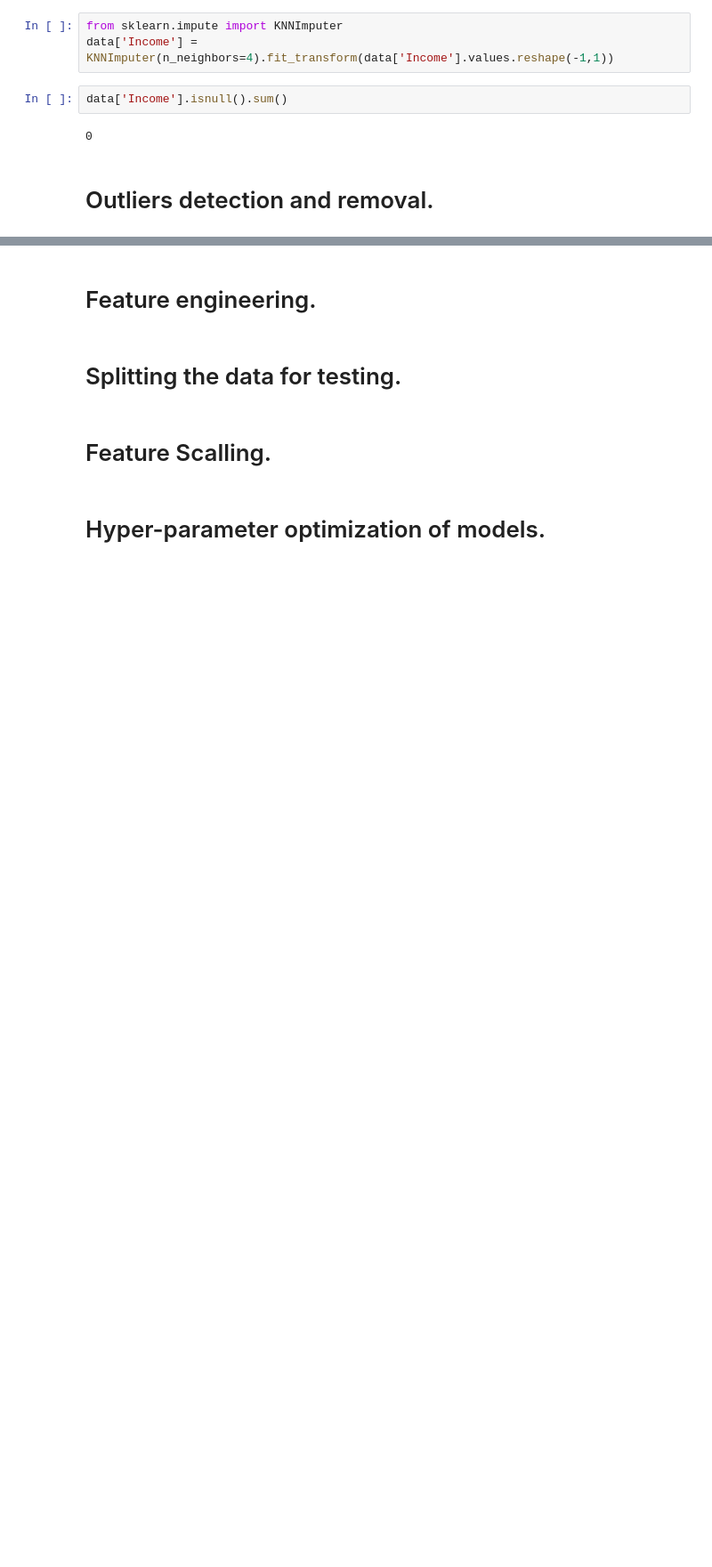
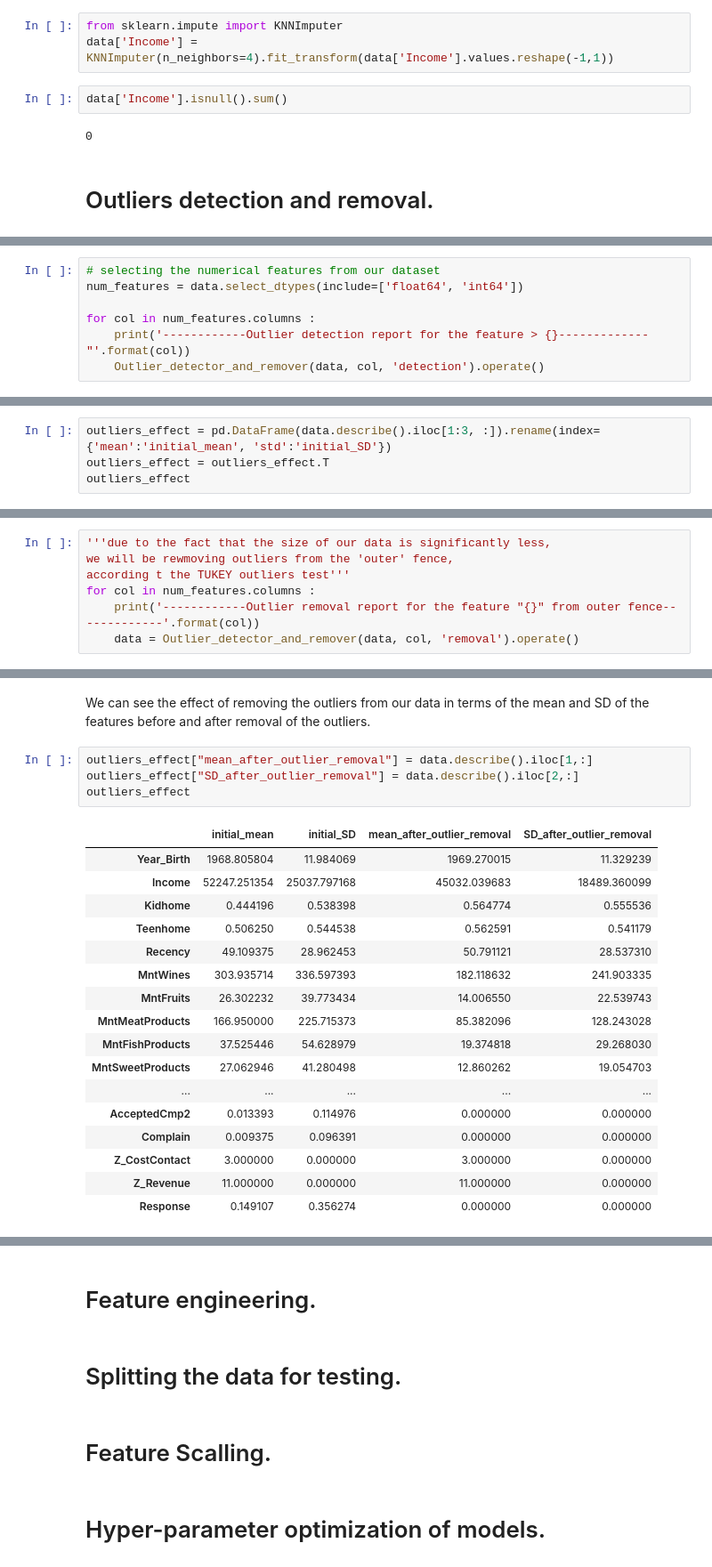
Before and after one commit to Titashmkhrj/Marketing-campaign-project, a Jupyter notebook: modelling_campaign_response.ipynb, the cells around one changed output, grey strips where cells are left out. Shown: that part at 89% size. Cells and saved outputs as stored; diff of their text form; blank space fills up the shorter version.

Commit message:
Outliers detected and removed

```diff
--- a/modelling_campaign_response.ipynb
+++ b/modelling_campaign_response.ipynb
@@ -259,0 +276,7 @@ data['Income'].isnull().sum()
+# %%
+# selecting the numerical features from our dataset
+num_features = data.select_dtypes(include=['float64', 'int64'])
+
+for col in num_features.columns :
+    print('------------Outlier detection report for the feature > {}-------------"'.format(col))
+    Outlier_detector_and_remover(data, col, 'detection').operate()
@@ -259,0 +306,4 @@ data['Income'].isnull().sum()
+# %%
+outliers_effect = pd.DataFrame(data.describe().iloc[1:3, :]).rename(index={'mean':'initial_mean', 'std':'initial_SD'})
+outliers_effect = outliers_effect.T
+outliers_effect
@@ -259,0 +328,7 @@ data['Income'].isnull().sum()
+# %%
+'''due to the fact that the size of our data is significantly less,
+we will be rewmoving outliers from the 'outer' fence,
+according t the TUKEY outliers test'''
+for col in num_features.columns :
+    print('------------Outlier removal report for the feature "{}" from outer fence-------------'.format(col))
+    data = Outlier_detector_and_remover(data, col, 'removal').operate()
@@ -260 +353,25 @@ data['Income'].isnull().sum()
+# %% [markdown]
+We can see the effect of removing the outliers from our data in terms of the mean and SD of the features before and after removal of the outliers.
+# %%
+outliers_effect["mean_after_outlier_removal"] = data.describe().iloc[1,:]
+outliers_effect["SD_after_outlier_removal"] = data.describe().iloc[2,:]
+outliers_effect
+# %% [output]
+|  | initial_mean | initial_SD | mean_after_outlier_removal | SD_after_outlier_removal |
+| Year_Birth | 1968.805804 | 11.984069 | 1969.270015 | 11.329239 |
+| Income | 52247.251354 | 25037.797168 | 45032.039683 | 18489.360099 |
+| Kidhome | 0.444196 | 0.538398 | 0.564774 | 0.555536 |
+| Teenhome | 0.506250 | 0.544538 | 0.562591 | 0.541179 |
+| Recency | 49.109375 | 28.962453 | 50.791121 | 28.537310 |
+| MntWines | 303.935714 | 336.597393 | 182.118632 | 241.903335 |
+| MntFruits | 26.302232 | 39.773434 | 14.006550 | 22.539743 |
+| MntMeatProducts | 166.950000 | 225.715373 | 85.382096 | 128.243028 |
+| MntFishProducts | 37.525446 | 54.628979 | 19.374818 | 29.268030 |
+| MntSweetProducts | 27.062946 | 41.280498 | 12.860262 | 19.054703 |
+| ... | ... | ... | ... | ... |
+| AcceptedCmp2 | 0.013393 | 0.114976 | 0.000000 | 0.000000 |
+| Complain | 0.009375 | 0.096391 | 0.000000 | 0.000000 |
+| Z_CostContact | 3.000000 | 0.000000 | 3.000000 | 0.000000 |
+| Z_Revenue | 11.000000 | 0.000000 | 11.000000 | 0.000000 |
+| Response | 0.149107 | 0.356274 | 0.000000 | 0.000000 |
 # %% [markdown]
```
Also changed, not shown: parts of 8 cells of this notebook.
